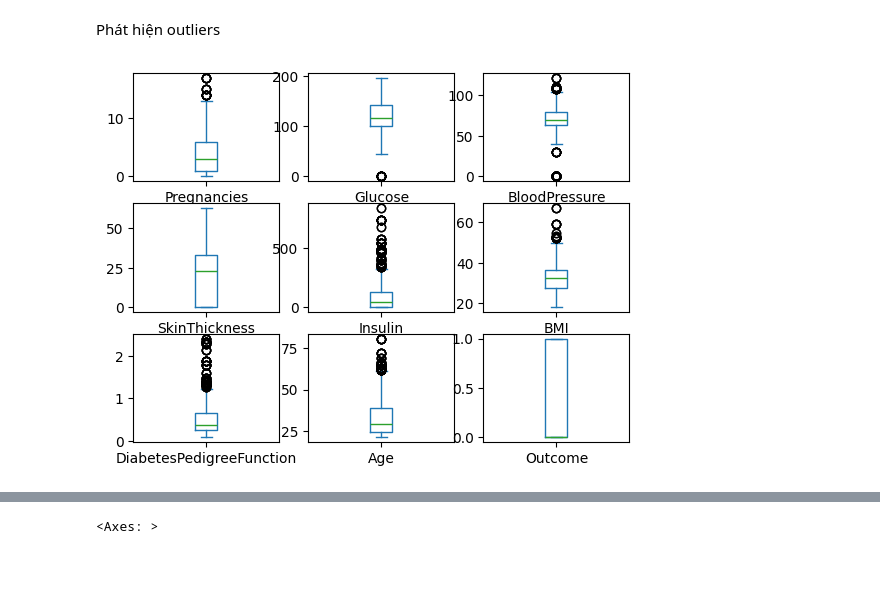
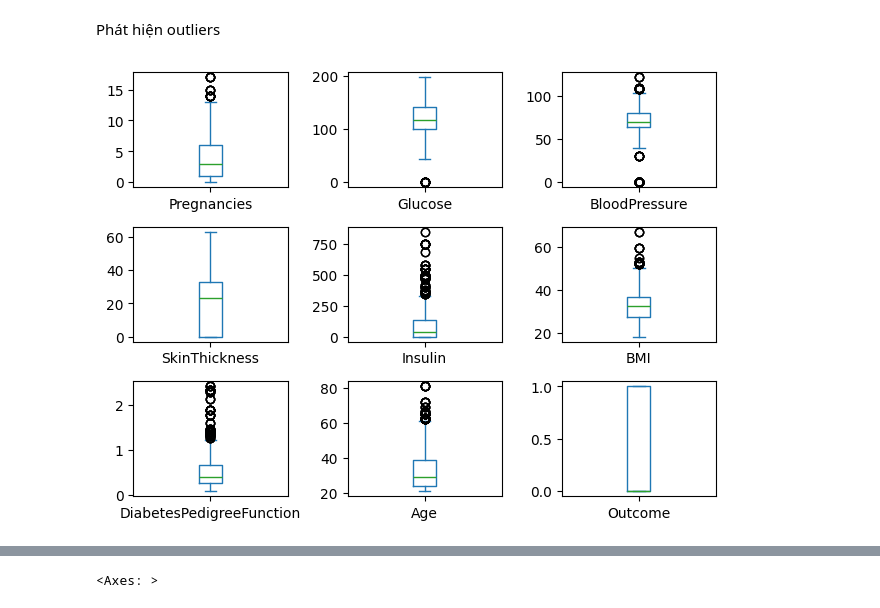
Before and after one commit to levantuanem/ML-Lab, a Jupyter notebook: notebooks/EDA.ipynb, the cells around one changed output, grey strips where cells are left out. Drawn from its saved outputs; the diff is of its cells as text; code cells hidden in the pictures; blank space fills up the shorter version.

```diff
--- a/notebooks/EDA.ipynb
+++ b/notebooks/EDA.ipynb
@@ -109,7 +105,8 @@ plt.show()
 Phát hiện outliers
 # %%
 data.plot(kind="box", subplots=True, layout=(3,3))
+plt.tight_layout()
 plt.show()
 # %% [output]
-[figure, old version]
+[figure, new version]
 # %% [markdown]
```
Also changed, not shown: parts of 6 cells of this notebook.
